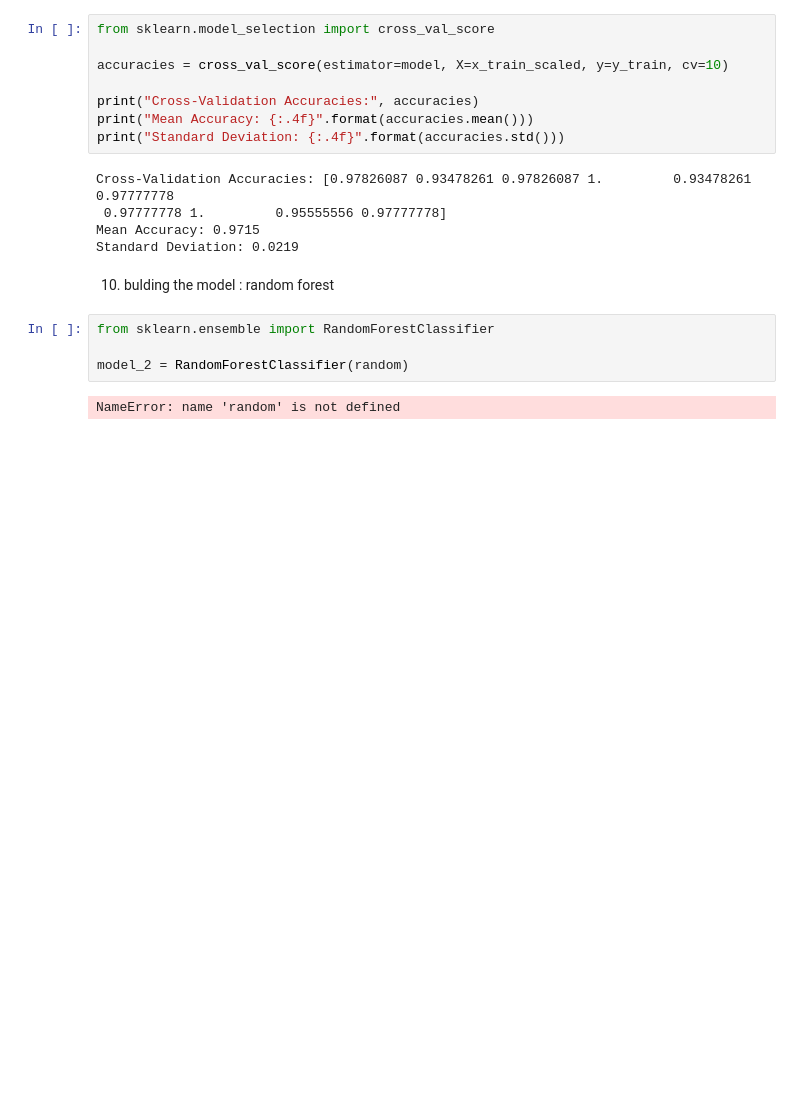
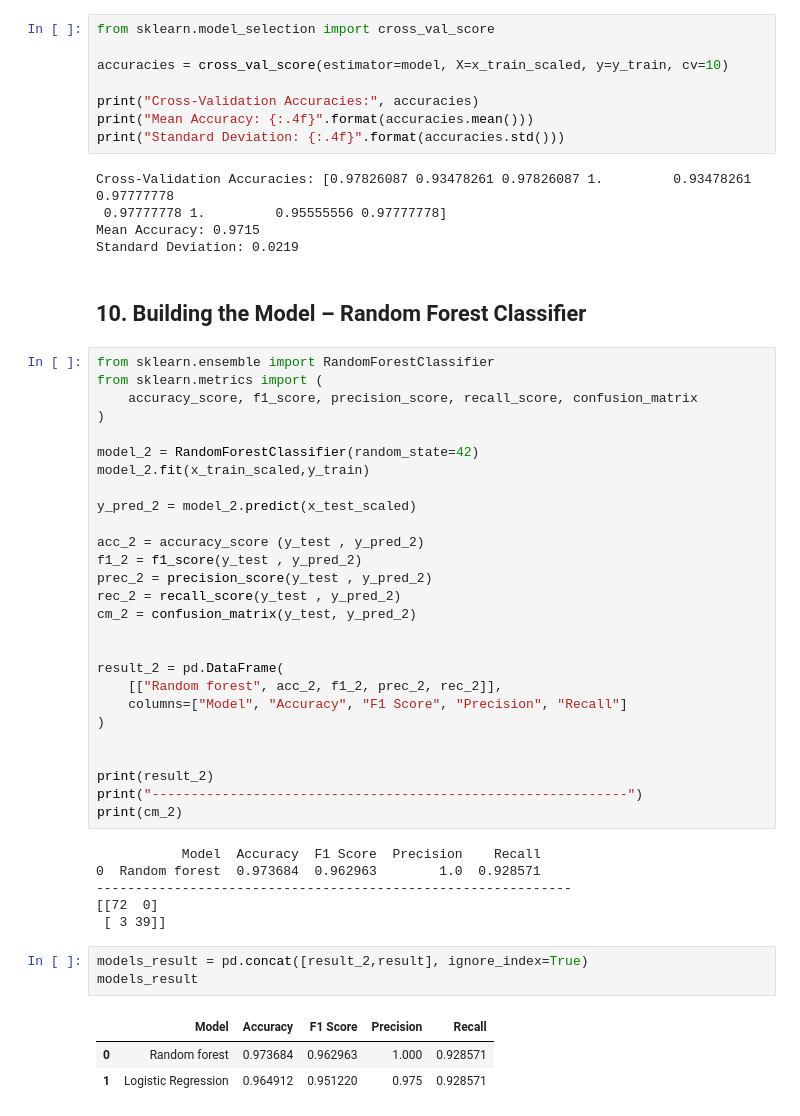
Before and after one commit to Aminbyt/breast-cancer-detection, a Jupyter notebook: notebooks/breast_cancer_detection.ipynb, the cells around one changed output. Drawn from its saved outputs; the diff is of its cells as text; blank space fills up the shorter version.

```diff
--- a/notebooks/breast_cancer_detection.ipynb
+++ b/notebooks/breast_cancer_detection.ipynb
@@ -309,10 +310,44 @@ Cross-Validation Accuracies: [0.97826087 0.93478261 0.97826087 1.         0.9347
 Mean Accuracy: 0.9715
 Standard Deviation: 0.0219
 # %% [markdown]
-10. bulding the model : random forest
+## 10. Building the Model – Random Forest Classifier
 # %%
 from sklearn.ensemble import RandomForestClassifier
+from sklearn.metrics import (
+    accuracy_score, f1_score, precision_score, recall_score, confusion_matrix
+)
 
-model_2 = RandomForestClassifier(random)
+model_2 = RandomForestClassifier(random_state=42)
+model_2.fit(x_train_scaled,y_train)
+
+y_pred_2 = model_2.predict(x_test_scaled)
+
+acc_2 = accuracy_score (y_test , y_pred_2)
+f1_2 = f1_score(y_test , y_pred_2)
+prec_2 = precision_score(y_test , y_pred_2)
+rec_2 = recall_score(y_test , y_pred_2)
+cm_2 = confusion_matrix(y_test, y_pred_2)
+
+
+result_2 = pd.DataFrame(
+    [["Random forest", acc_2, f1_2, prec_2, rec_2]],
+    columns=["Model", "Accuracy", "F1 Score", "Precision", "Recall"]
+)
+
+
+print(result_2)
+print("-------------------------------------------------------------")
+print(cm_2)
 # %% [output]
-NameError: name 'random' is not defined
+           Model  Accuracy  F1 Score  Precision    Recall
+0  Random forest  0.973684  0.962963        1.0  0.928571
+-------------------------------------------------------------
+[[72  0]
+ [ 3 39]]
+# %%
+models_result = pd.concat([result_2,result], ignore_index=True)
+models_result
+# %% [output]
+|  | Model | Accuracy | F1 Score | Precision | Recall |
+| 0 | Random forest | 0.973684 | 0.962963 | 1.000 | 0.928571 |
+| 1 | Logistic Regression | 0.964912 | 0.951220 | 0.975 | 0.928571 |
```
Also changed, not shown: parts of 5 cells of this notebook.
